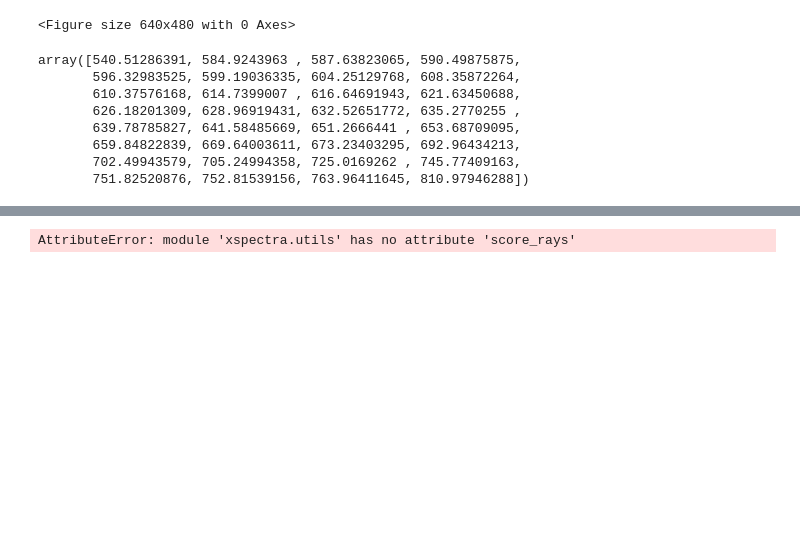
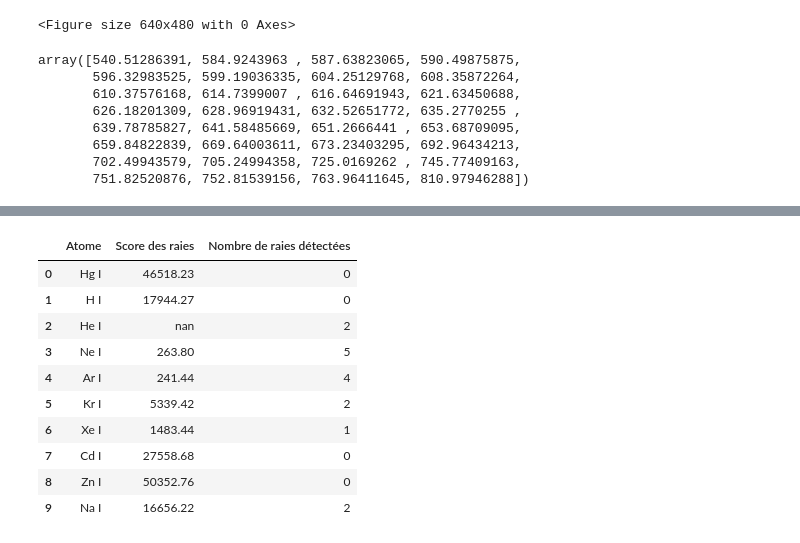
Before and after one commit to Hubert-LEROUX/xspectra, a Jupyter notebook: examples/atom_lights.ipynb, the cells around one changed output, grey strips where cells are left out. Cells and saved outputs as stored; diff of their text form; code cells hidden in the pictures; blank space fills up the shorter version.

```diff
--- a/examples/atom_lights.ipynb
+++ b/examples/atom_lights.ipynb
@@ -156,10 +176,26 @@ vis.plot_spectra_with_rays(spectrum_l1, longueurs_onde, rays, spectra_output="sp
 # %%
+
 # Exemple d'utilisation
-scores = [utils.score_rays(raies_l1, raies_atom) for raies_atom in rays]
-nb_matches = [utils.get_nb_matches(raies_l1, raies_atom) for raies_atom in rays]
-for atom,score, nb_m in zip(atoms, scores, nb_matches):
-    print(f"Atome: {atom}")
-    print(f"\tScore des raies {atom}: {score:.2f}")
-    print(f"\tNombre de raies détectées pour {atom}: {nb_m}")
+scores = [atom.score_rays(raies_l1, raies_atom) for raies_atom in rays]
+nb_matches = [atom.get_nb_matches(raies_l1, raies_atom) for raies_atom in rays]
+# Create a DataFrame to display the results as a table
+results_df = pd.DataFrame({
+    "Atome": atoms,
+    "Score des raies": [f"{score:.2f}" for score in scores],
+    "Nombre de raies détectées": nb_matches
+})
+
+# Display the table
+results_df
 # %% [output]
-AttributeError: module 'xspectra.utils' has no attribute 'score_rays'
+|  | Atome | Score des raies | Nombre de raies détectées |
+| 0 | Hg I | 46518.23 | 0 |
+| 1 | H I | 17944.27 | 0 |
+| 2 | He I | nan | 2 |
+| 3 | Ne I | 263.80 | 5 |
+| 4 | Ar I | 241.44 | 4 |
+| 5 | Kr I | 5339.42 | 2 |
+| 6 | Xe I | 1483.44 | 1 |
+| 7 | Cd I | 27558.68 | 0 |
+| 8 | Zn I | 50352.76 | 0 |
+| 9 | Na I | 16656.22 | 2 |
```
Also changed, not shown: parts of 19 cells of this notebook, 7 other files.
